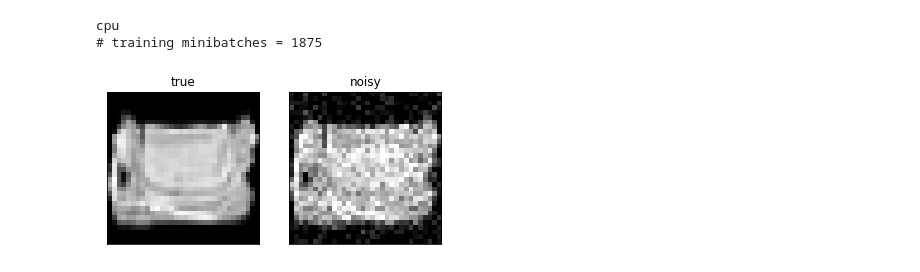
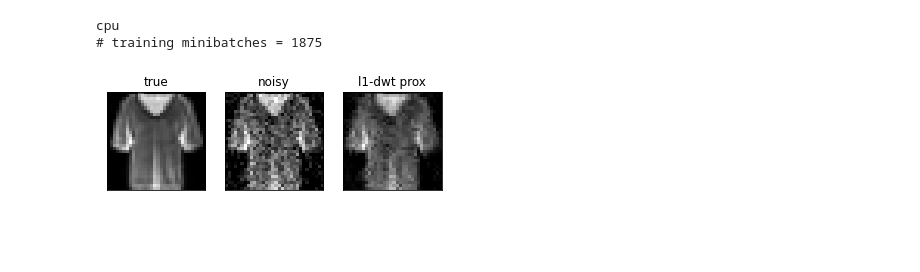
Before and after one commit to wdiepeveen/Learned-Convex-Prior-Sampling, a Jupyter notebook: notebooks/learn_wavelet_proximal_on_mnist.ipynb, the cells around one changed output. Drawn from its saved outputs; the diff is of its cells as text; code cells hidden in the pictures; blank space fills up the shorter version.

```diff
--- a/notebooks/learn_wavelet_proximal_on_mnist.ipynb
+++ b/notebooks/learn_wavelet_proximal_on_mnist.ipynb
@@ -49,44 +34,46 @@ cpu
 # training minibatches = 1875
 # %%
 import matplotlib.pyplot as plt
+from proxes.l1_dwt import prox_l1_dwt
+
 #add noise, denoise using a prox. operator
 noise_sd = 0.10
-lambda_reg = 0.25
-soft_shrink = nn.Softshrink(lambd=lambda_reg)
+alpha = 0.10  # regularization parameter
+lambd = 1.  # step size in MUYLA
+lambda_reg = alpha * lambd
 
 for idx, (images, labels) in enumerate(train_loader):
   x_true = images.to(device) #true images
   x_noisy = x_true + noise_sd*torch.randn(x_true.size()).to(device)
-  x_soft_shrink = soft_shrink(x_noisy)
   #see true, noisy, and denoised
   x_true_im = x_true[0,:,:].cpu().detach().numpy().squeeze()
   x_noisy_im = x_noisy[0,:,:].cpu().detach().numpy().squeeze()
-  x_soft_shrink_im = x_soft_shrink[0,:,:].cpu().detach().numpy().squeeze()
+  x_dwt_im = prox_l1_dwt(lambda_reg, x_noisy_im,level=2)
 
-  plt.subplot(121)
+  plt.subplot(131)
   vmin, vmax = x_true_im.min(), x_true_im.max()
   plt.imshow(x_true_im,cmap='gray',vmin=vmin, vmax=vmax)
   plt.xticks([])
   plt.yticks([])
   plt.title('true')
 
-  plt.subplot(122)
+  plt.subplot(132)
   plt.imshow(x_noisy_im,cmap='gray',vmin=vmin, vmax=vmax)
   plt.xticks([])
   plt.yticks([])
   plt.title('noisy')
 
-#   plt.subplot(133)
-#   plt.imshow(x_soft_shrink_im,cmap='gray',vmin=vmin, vmax=vmax)
-#   plt.xticks([])
-#   plt.yticks([])
-#   plt.title('soft-shrinkage')
+  plt.subplot(133)
+  plt.imshow(x_dwt_im,cmap='gray',vmin=vmin, vmax=vmax)
+  plt.xticks([])
+  plt.yticks([])
+  plt.title('l1-dwt prox')
 
   plt.gcf().set_size_inches(6.0, 4.0)
 
   break
 # %% [output]
-[figure, old version]
+[figure, new version]
 # %%
 #unrolled gradient network
 n_filters = 16
```
Also changed, not shown: parts of 3 cells of this notebook, 5 other files.
